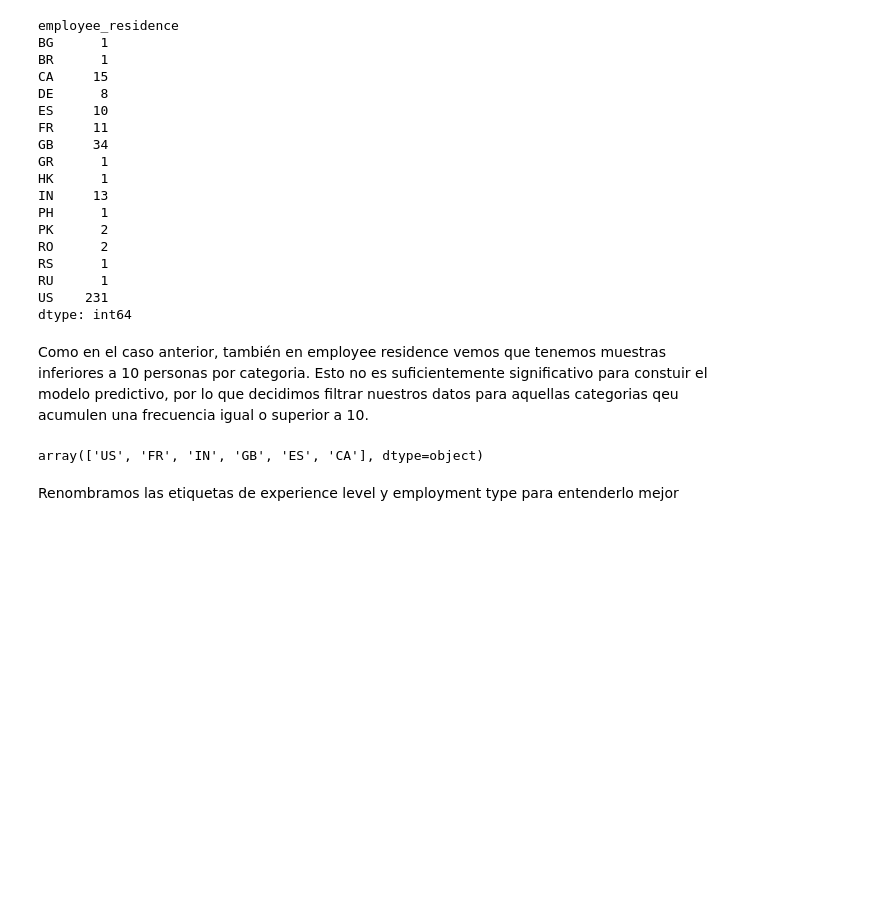
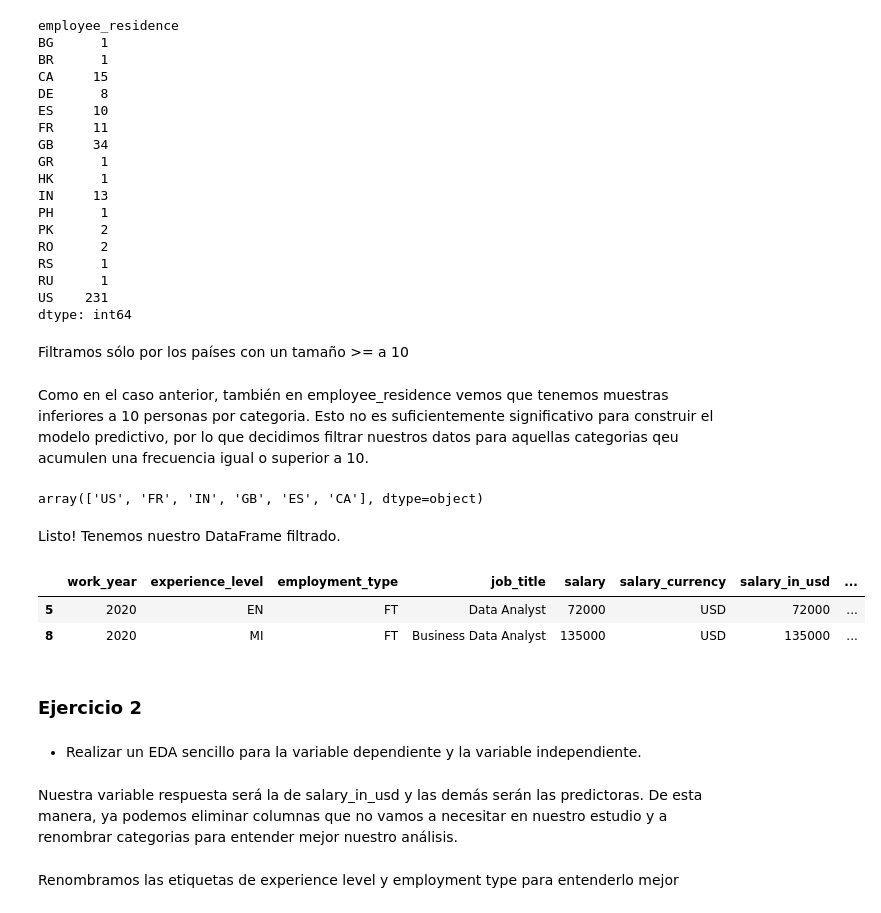
Before and after one commit to Adalab/DA-promo-b-modulo-3-sprint-1-Paula-Yadira, a Jupyter notebook: Regresión lineal/I-pair-programming-intro-machine-learning.ipynb, the cells around one changed output. Cells and saved outputs as stored; diff of their text form; code cells hidden in the pictures; blank space fills up the shorter version.

```diff
--- a/Regresión lineal/I-pair-programming-intro-machine-learning.ipynb
+++ b/Regresión lineal/I-pair-programming-intro-machine-learning.ipynb
@@ -130,14 +119,31 @@ RS      1
 RU      1
 US    231
 dtype: int64
+# %% [markdown]
+Filtramos sólo por los países con un tamaño >= a 10
 # %% [markdown]
-Como en el caso anterior, también en employee residence vemos que tenemos muestras inferiores a 10 personas por categoria. Esto no es suficientemente significativo para constuir el modelo predictivo, por lo que decidimos filtrar nuestros datos para aquellas categorias qeu acumulen una frecuencia igual o superior a 10.
+Como en el caso anterior, también en employee_residence vemos que tenemos muestras inferiores a 10 personas por categoria. Esto no es suficientemente significativo para construir el modelo predictivo, por lo que decidimos filtrar nuestros datos para aquellas categorias qeu acumulen una frecuencia igual o superior a 10.
 # %%
 df = df[df['employee_residence'].isin(['CA','ES','FR','GB','IN','US'])]
 # %%
 df['employee_residence'].unique()
 # %% [output]
 array(['US', 'FR', 'IN', 'GB', 'ES', 'CA'], dtype=object)
+# %% [markdown]
+Listo! Tenemos nuestro DataFrame filtrado.
+# %%
+df.head(2)
+# %% [output]
+|  | work_year | experience_level | employment_type | job_title | salary | salary_currency | salary_in_usd | ... |
+| 5 | 2020 | EN | FT | Data Analyst | 72000 | USD | 72000 | ... |
+| 8 | 2020 | MI | FT | Business Data Analyst | 135000 | USD | 135000 | ... |
+# %% [markdown]
+### Ejercicio 2
+# %% [markdown]
+- Realizar un EDA sencillo para la variable dependiente y la variable independiente.
+# %% [markdown]
+Nuestra variable respuesta será la de salary_in_usd y las demás serán las predictoras.
+De esta manera, ya podemos eliminar columnas que no vamos a necesitar en nuestro estudio y a renombrar categorias para entender mejor nuestro análisis.
 # %% [markdown]
 Renombramos las etiquetas de experience level y employment type para entenderlo mejor
 # %%
```
Also changed, not shown: parts of 20 cells of this notebook, 10 other files.
